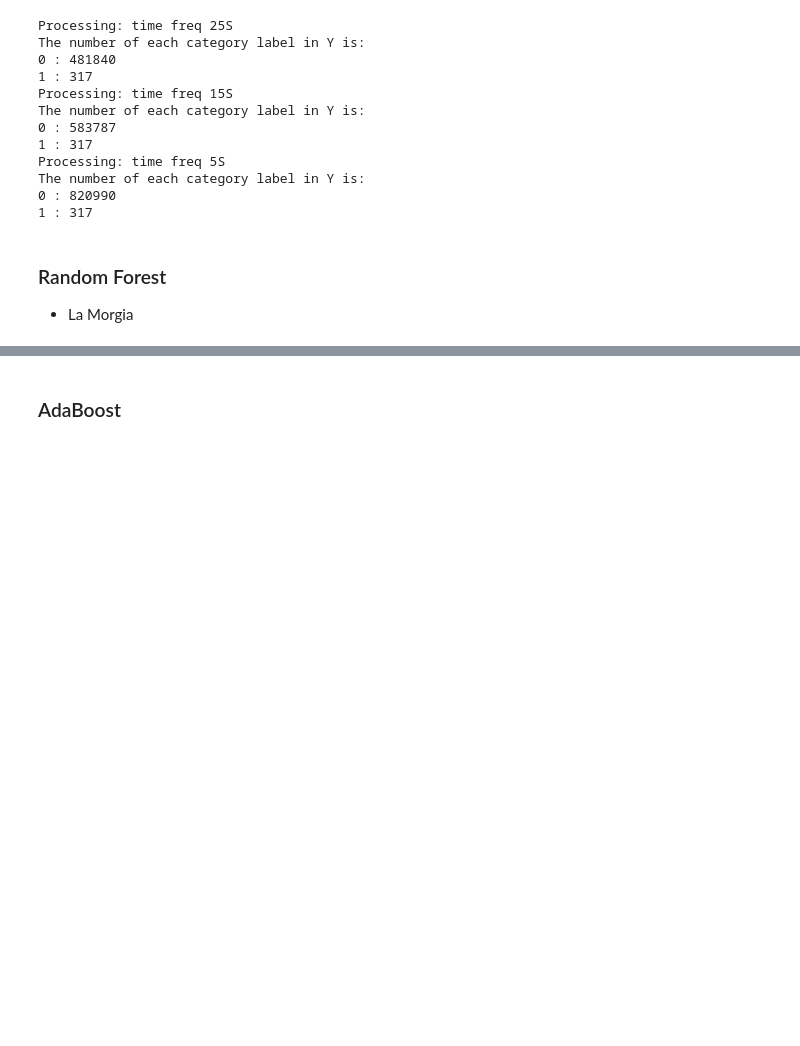
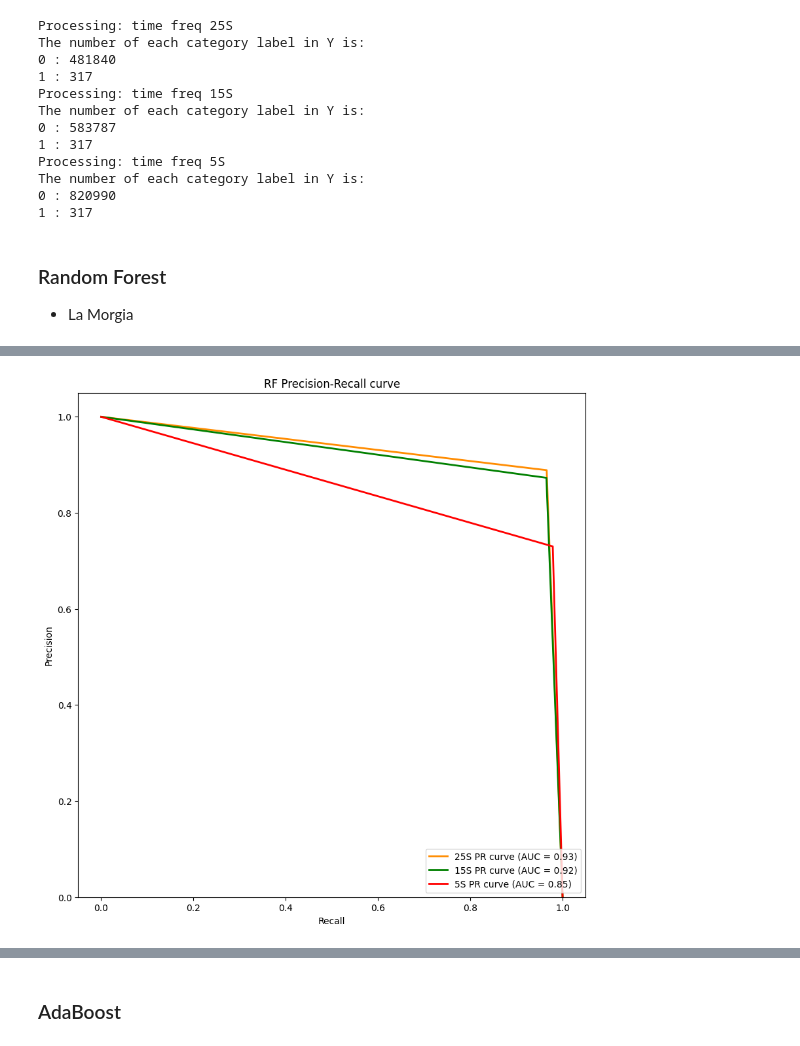
Before and after one commit to YuchaoZhang1229/Anomaly-Detection, a Jupyter notebook: RF+Adaboost.ipynb, the cells around one changed output, grey strips where cells are left out. Saved outputs shown, nothing was run; the diff lists cells and outputs as text; code cells hidden in the pictures; blank space fills up the shorter version.

```diff
--- a/RF+Adaboost.ipynb
+++ b/RF+Adaboost.ipynb
@@ -122,0 +148,14 @@ F1 score: 0.8305084745762712
+# %%
+plt.figure(figsize=(10,10))
+plt.plot(precision_25S, recall_25S, color='darkorange', lw=2, label='25S PR curve (AUC = %0.2f)' % auc_score_25S) # lw: line width
+plt.plot(precision_15S, recall_15S, color='green', lw=2, label='15S PR curve (AUC = %0.2f)' % auc_score_15S) # lw: line width
+plt.plot(precision_5S, recall_5S, color='red', lw=2, label='5S PR curve (AUC = %0.2f)' % auc_score_5S) # lw: line width
+# plt.xlim([0.0, 1.0]) # x轴范围
+plt.ylim([0.0, 1.05]) # y轴范围
+plt.xlabel('Recall') # x轴标签
+plt.ylabel('Precision') # y轴标签
+plt.title('RF Precision-Recall curve') # 图片标题
+plt.legend(loc="lower right") # 图例
+plt.show()
+# %% [output]
+[figure, added]
```
Also changed, not shown: parts of 5 cells of this notebook, 15 other files.
